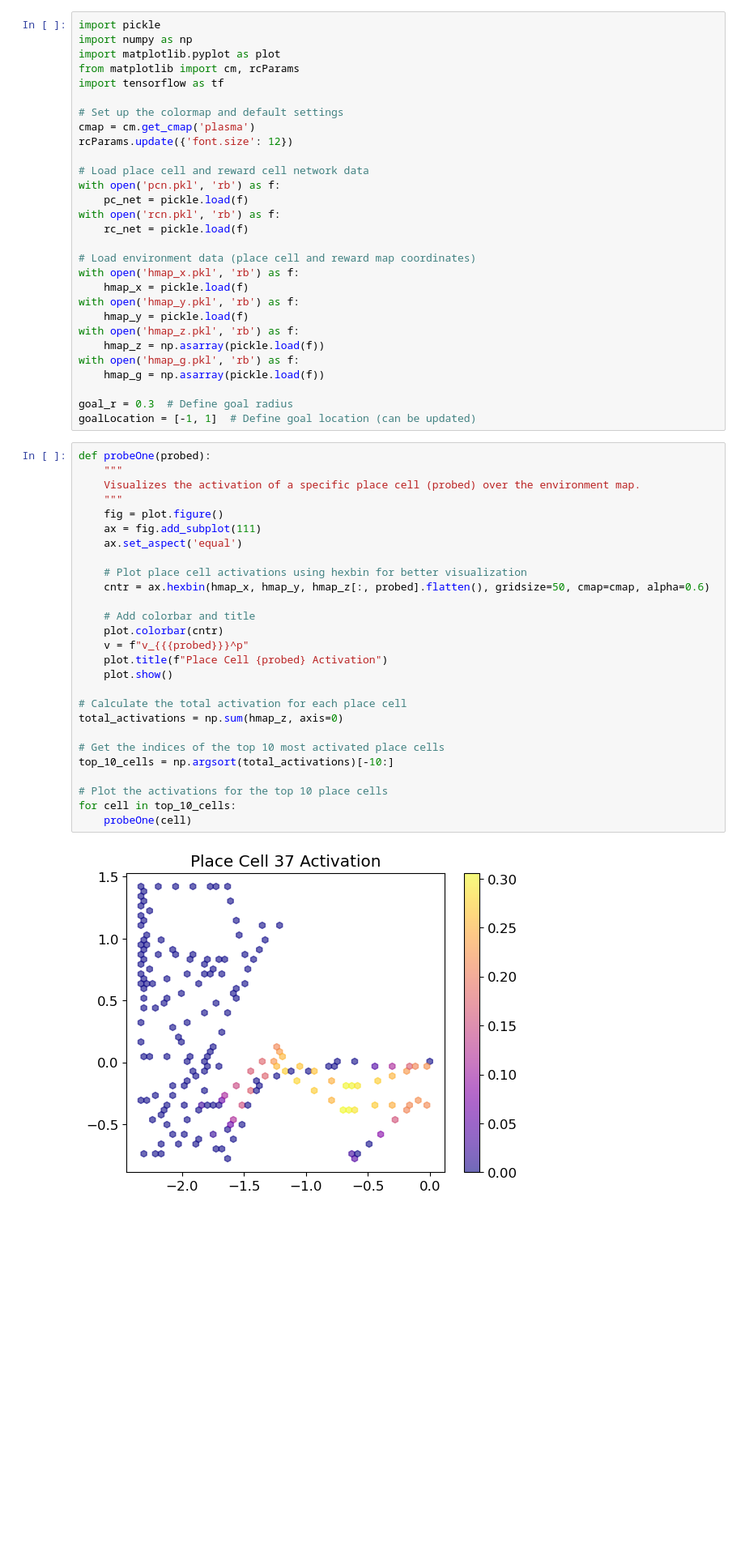
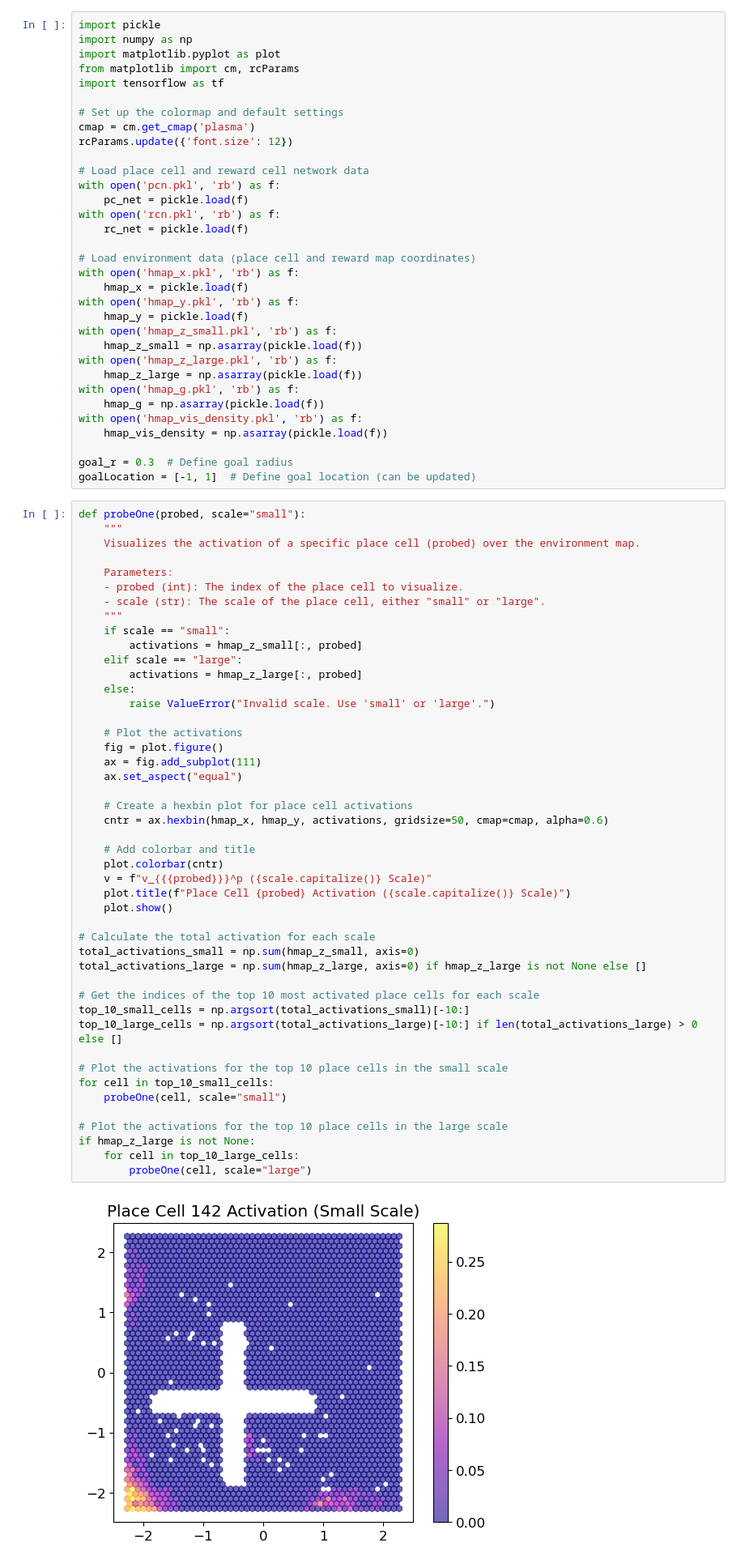
Before and after one commit to bduke13/AlabiHippocampalModel, a Jupyter notebook: controllers/bek_controller/network_plots.ipynb, the cells around one changed output. Shown at 81% size. Cells and saved outputs as stored; diff of their text form; blank space fills up the shorter version.

```diff
--- a/controllers/bek_controller/network_plots.ipynb
+++ b/controllers/bek_controller/network_plots.ipynb
@@ -20,39 +20,62 @@ with open('hmap_x.pkl', 'rb') as f:
     hmap_x = pickle.load(f)
 with open('hmap_y.pkl', 'rb') as f:
     hmap_y = pickle.load(f)
-with open('hmap_z.pkl', 'rb') as f:
-    hmap_z = np.asarray(pickle.load(f))
+with open('hmap_z_small.pkl', 'rb') as f:
+    hmap_z_small = np.asarray(pickle.load(f))
+with open('hmap_z_large.pkl', 'rb') as f:
+    hmap_z_large = np.asarray(pickle.load(f))
 with open('hmap_g.pkl', 'rb') as f:
     hmap_g = np.asarray(pickle.load(f))
+with open('hmap_vis_density.pkl', 'rb') as f:
+    hmap_vis_density = np.asarray(pickle.load(f))
 
 goal_r = 0.3  # Define goal radius
 goalLocation = [-1, 1]  # Define goal location (can be updated)
 # %%
-def probeOne(probed):
+def probeOne(probed, scale="small"):
     """
     Visualizes the activation of a specific place cell (probed) over the environment map.
+
+    Parameters:
+    - probed (int): The index of the place cell to visualize.
+    - scale (str): The scale of the place cell, either "small" or "large".
     """
+    if scale == "small":
+        activations = hmap_z_small[:, probed]
+    elif scale == "large":
+        activations = hmap_z_large[:, probed]
+    else:
+        raise ValueError("Invalid scale. Use 'small' or 'large'.")
+
+    # Plot the activations
     fig = plot.figure()
     ax = fig.add_subplot(111)
-    ax.set_aspect('equal')
+    ax.set_aspect("equal")
 
-    # Plot place cell activations using hexbin for better visualization
-    cntr = ax.hexbin(hmap_x, hmap_y, hmap_z[:, probed].flatten(), gridsize=50, cmap=cmap, alpha=0.6)
+    # Create a hexbin plot for place cell activations
+    cntr = ax.hexbin(hmap_x, hmap_y, activations, gridsize=50, cmap=cmap, alpha=0.6)
 
     # Add colorbar and title
     plot.colorbar(cntr)
-    v = f"v_{{{probed}}}^p"
-    plot.title(f"Place Cell {probed} Activation")
+    v = f"v_{{{probed}}}^p ({scale.capitalize()} Scale)"
+    plot.title(f"Place Cell {probed} Activation ({scale.capitalize()} Scale)")
     plot.show()
 
-# Calculate the total activation for each place cell
-total_activations = np.sum(hmap_z, axis=0)
+# Calculate the total activation for each scale
+total_activations_small = np.sum(hmap_z_small, axis=0)
+total_activations_large = np.sum(hmap_z_large, axis=0) if hmap_z_large is not None else []
 
-# Get the indices of the top 10 most activated place cells
-top_10_cells = np.argsort(total_activations)[-10:]
+# Get the indices of the top 10 most activated place cells for each scale
+top_10_small_cells = np.argsort(total_activations_small)[-10:]
+top_10_large_cells = np.argsort(total_activations_large)[-10:] if len(total_activations_large) > 0 else []
 
-# Plot the activations for the top 10 place cells
-for cell in top_10_cells:
-    probeOne(cell)
+# Plot the activations for the top 10 place cells in the small scale
+for cell in top_10_small_cells:
+    probeOne(cell, scale="small")
+
+# Plot the activations for the top 10 place cells in the large scale
+if hmap_z_large is not None:
+    for cell in top_10_large_cells:
+        probeOne(cell, scale="large")
 # %% [output]
-[figure, old version]
+[figure, new version]
```
Also changed, not shown: parts of 4 cells of this notebook, 3 other files.
